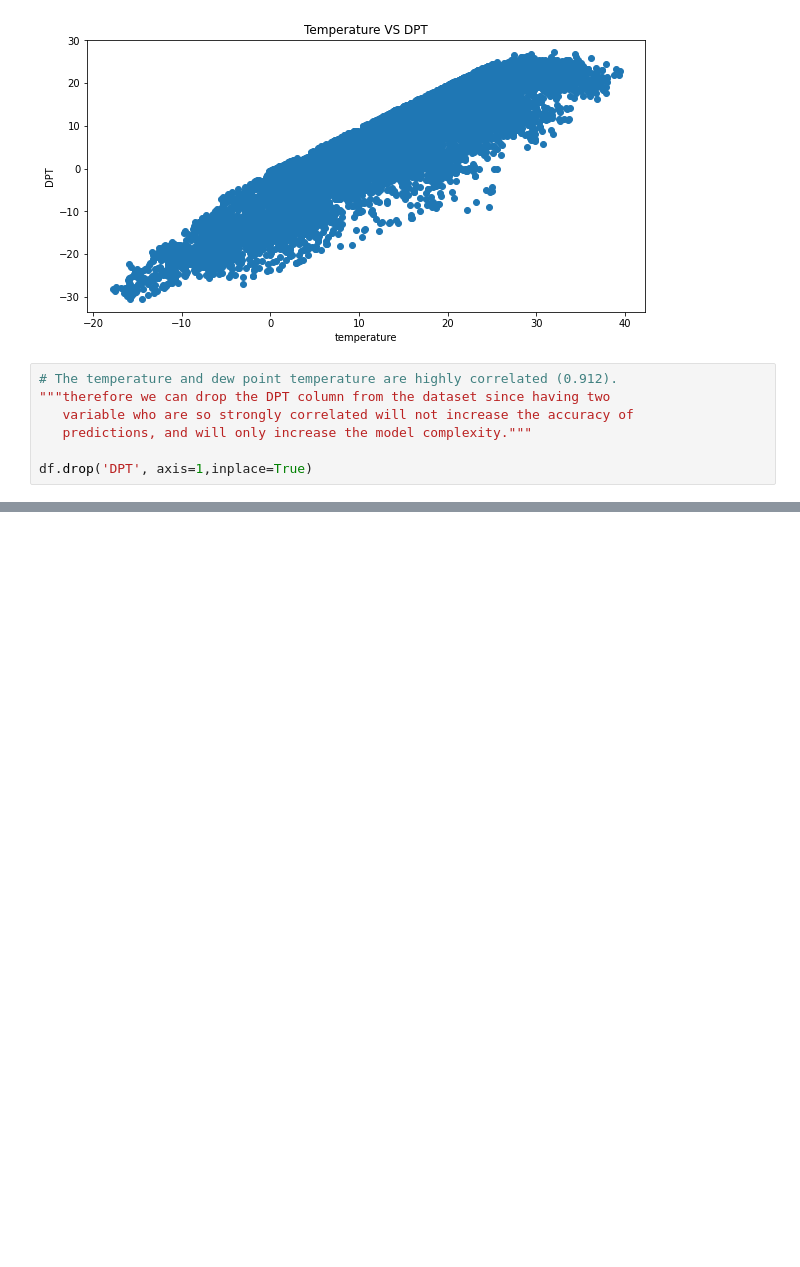
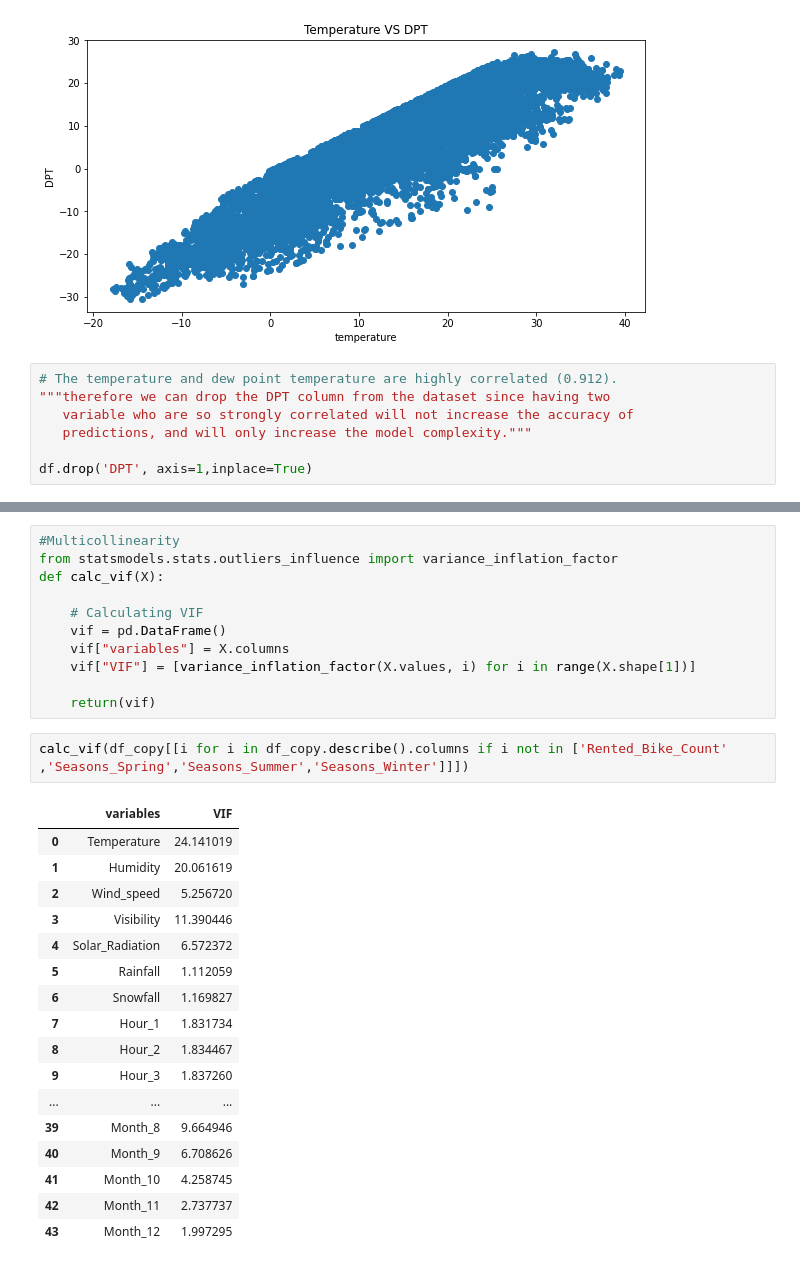
Before and after one commit to Harshjyot-Singh-Chawla/Seoul-Bike-Sharing-Demand-Prediction, a Jupyter notebook: capstone_project_2_Ml.ipynb, the cells around one changed output, grey strips where cells are left out. Cells and saved outputs as stored; diff of their text form; blank space fills up the shorter version.

```diff
--- a/capstone_project_2_Ml.ipynb
+++ b/capstone_project_2_Ml.ipynb
@@ -405,0 +434,31 @@ df.drop('DPT', axis=1,inplace=True)
+# %%
+#Multicollinearity
+from statsmodels.stats.outliers_influence import variance_inflation_factor
+def calc_vif(X):
+
+    # Calculating VIF
+    vif = pd.DataFrame()
+    vif["variables"] = X.columns
+    vif["VIF"] = [variance_inflation_factor(X.values, i) for i in range(X.shape[1])]
+
+    return(vif)
+# %%
+calc_vif(df_copy[[i for i in df_copy.describe().columns if i not in ['Rented_Bike_Count' ,'Seasons_Spring','Seasons_Summer','Seasons_Winter']]])
+# %% [output]
+|  | variables | VIF |
+| 0 | Temperature | 24.141019 |
+| 1 | Humidity | 20.061619 |
+| 2 | Wind_speed | 5.256720 |
+| 3 | Visibility | 11.390446 |
+| 4 | Solar_Radiation | 6.572372 |
+| 5 | Rainfall | 1.112059 |
+| 6 | Snowfall | 1.169827 |
+| 7 | Hour_1 | 1.831734 |
+| 8 | Hour_2 | 1.834467 |
+| 9 | Hour_3 | 1.837260 |
+| ... | ... | ... |
+| 39 | Month_8 | 9.664946 |
+| 40 | Month_9 | 6.708626 |
+| 41 | Month_10 | 4.258745 |
+| 42 | Month_11 | 2.737737 |
+| 43 | Month_12 | 1.997295 |
```
Also changed, not shown: parts of 25 cells of this notebook.
